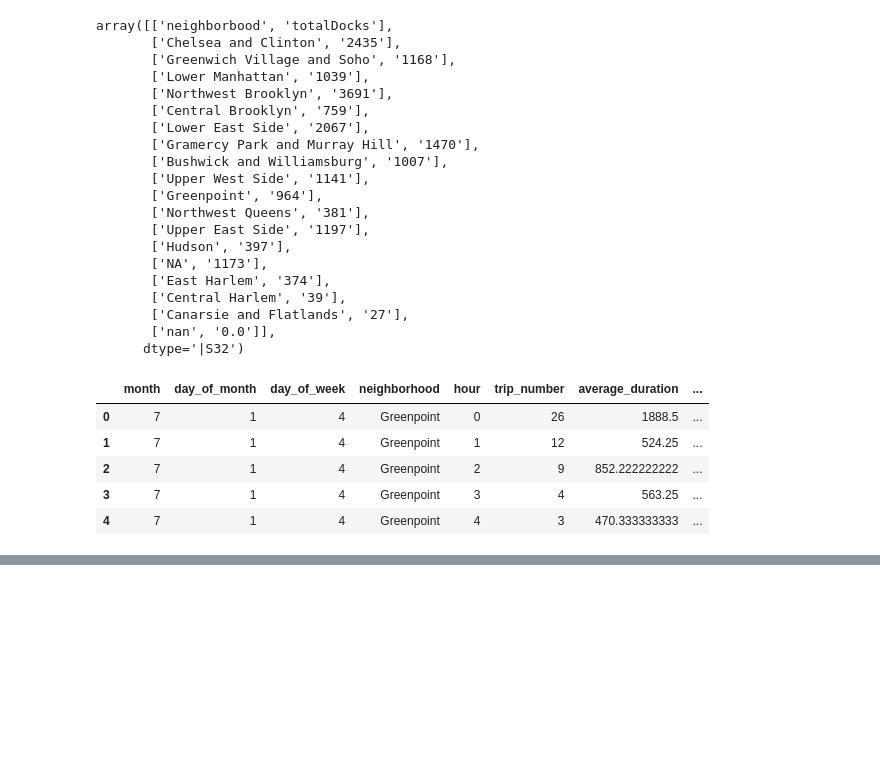
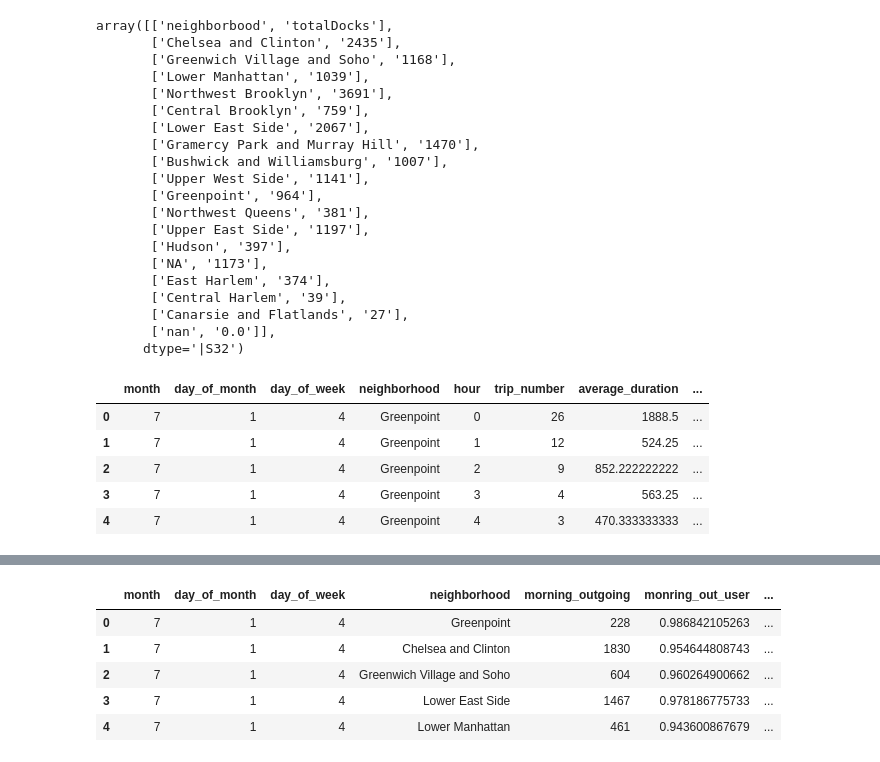
Before and after one commit to JY2014/Citi_BikeShare, a Jupyter notebook: Data Cleaning.ipynb, the cells around one changed output, grey strips where cells are left out. Cells and saved outputs as stored; diff of their text form; code cells hidden in the pictures; blank space fills up the shorter version.

```diff
--- a/Data Cleaning.ipynb
+++ b/Data Cleaning.ipynb
@@ -302,0 +439,26 @@ df_data_organized.to_csv("organized_data.csv", sep = ',')
+# %%
+# function to compute total trips, % subscriber and average trip duration
+# given a dataframe of the date, region and triptype
+# return the summary list with new data appended
+def data_summary (dataset, hour1, hour2, summary):
+    outgoing_1 = dataset.loc[dataset['hour'] == hour1]
+    outgoing_2 = dataset.loc[dataset['hour'] == hour2]
+    # trip numbers
+    total_trips = outgoing_1['trip_number'].values + outgoing_2['trip_number'].values
+    if total_trips.shape[0] == 0:
+        summary.append(0)
+        summary.append(0)
+        summary.append(0)
+    else:
+        total_trips = total_trips[0]
+        summary.append(total_trips)
+        # %subscriber
+        usertype = (outgoing_1['percent_subscriber'].values * outgoing_1['trip_number'].values
+        + outgoing_2['percent_subscriber'].values * outgoing_2['trip_number'].values)/total_trips
+        summary.append(usertype[0])
+        # average trip duration
+        duration = (outgoing_1['average_duration'].values * outgoing_1['trip_number'].values
+        + outgoing_2['average_duration'].values * outgoing_2['trip_number'].values)/total_trips
+        summary.append(duration[0])
+
+    return summary
@@ -302,0 +508,11 @@ df_data_organized.to_csv("organized_data.csv", sep = ',')
+# %%
+# convert to dataframe
+df_data_organized_3 = pd.DataFrame(data_organized_3[1:, :], columns= data_organized_3[0, :])
+df_data_organized_3.head()
+# %% [output]
+|  | month | day_of_month | day_of_week | neighborhood | morning_outgoing | monring_out_user | ... |
+| 0 | 7 | 1 | 4 | Greenpoint | 228 | 0.986842105263 | ... |
+| 1 | 7 | 1 | 4 | Chelsea and Clinton | 1830 | 0.954644808743 | ... |
+| 2 | 7 | 1 | 4 | Greenwich Village and Soho | 604 | 0.960264900662 | ... |
+| 3 | 7 | 1 | 4 | Lower East Side | 1467 | 0.978186775733 | ... |
+| 4 | 7 | 1 | 4 | Lower Manhattan | 461 | 0.943600867679 | ... |
```
Also changed, not shown: parts of 12 cells of this notebook.
